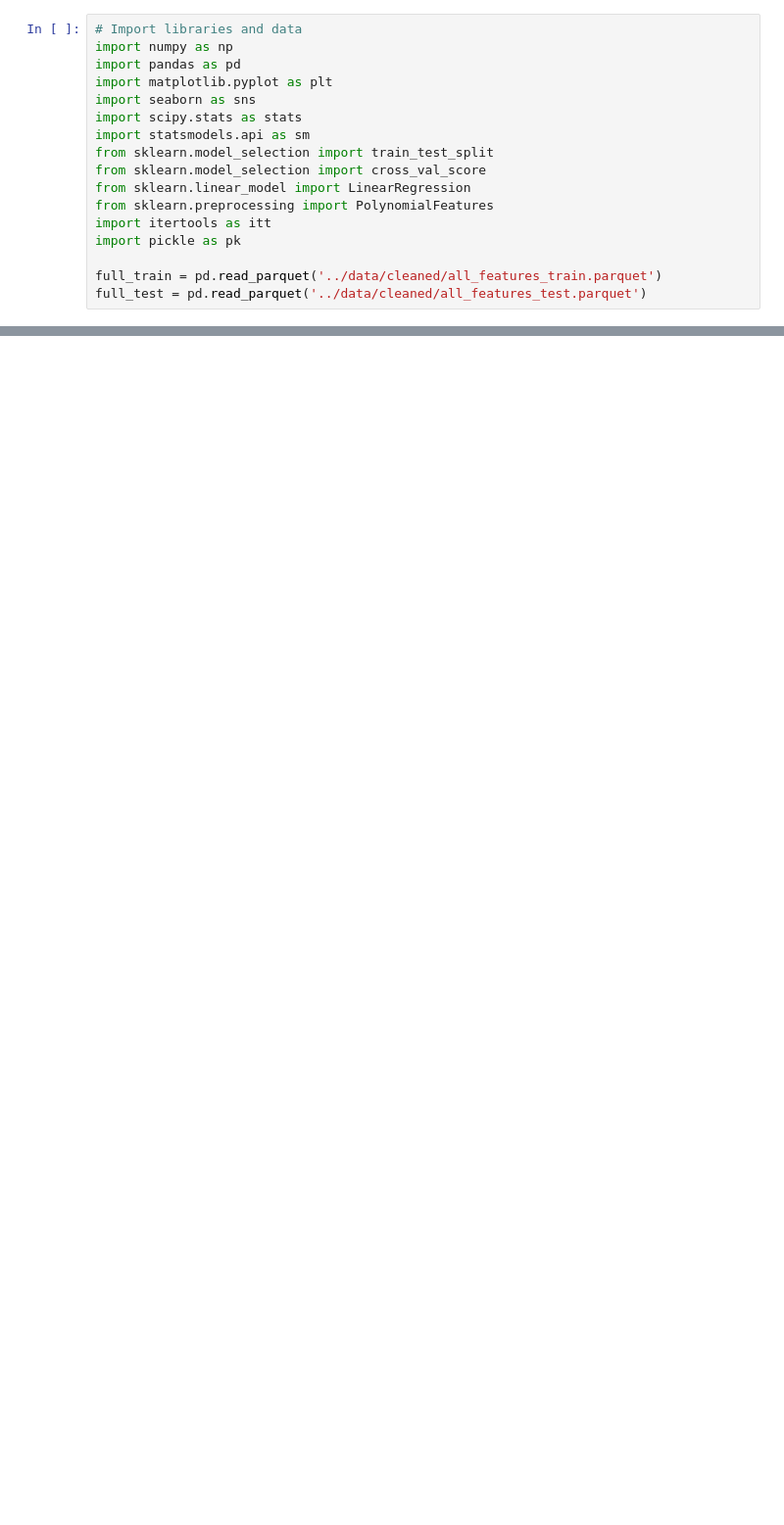
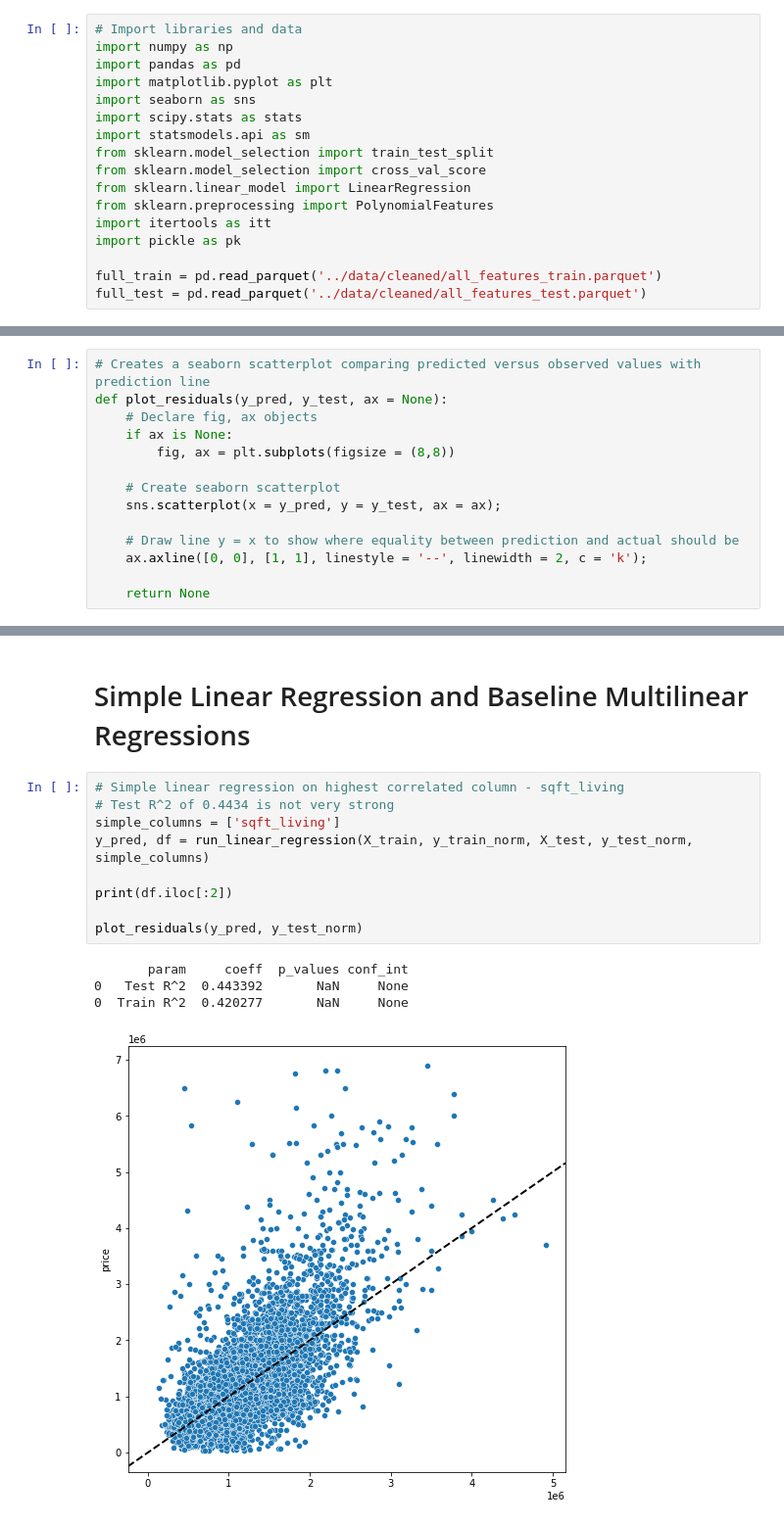
Before and after one commit to JoshuaGottlieb/King-County-Analysis, a Jupyter notebook: notebooks/Modeling.ipynb, the cells around one changed output, grey strips where cells are left out. Shown at 98% size. Saved outputs shown, nothing was run; the diff lists cells and outputs as text; blank space fills up the shorter version.

```diff
--- a/notebooks/Modeling.ipynb
+++ b/notebooks/Modeling.ipynb
@@ -331,0 +108,14 @@ print(df_1.iloc[:2])
+# %%
+# Creates a seaborn scatterplot comparing predicted versus observed values with prediction line
+def plot_residuals(y_pred, y_test, ax = None):
+    # Declare fig, ax objects
+    if ax is None:
+        fig, ax = plt.subplots(figsize = (8,8))
+
+    # Create seaborn scatterplot
+    sns.scatterplot(x = y_pred, y = y_test, ax = ax);
+
+    # Draw line y = x to show where equality between prediction and actual should be
+    ax.axline([0, 0], [1, 1], linestyle = '--', linewidth = 2, c = 'k');
+
+    return None
@@ -331,0 +194,16 @@ print(df_1.iloc[:2])
+# %% [markdown]
+# Simple Linear Regression and Baseline Multilinear Regressions
+# %%
+# Simple linear regression on highest correlated column - sqft_living
+# Test R^2 of 0.4434 is not very strong
+simple_columns = ['sqft_living']
+y_pred, df = run_linear_regression(X_train, y_train_norm, X_test, y_test_norm, simple_columns)
+
+print(df.iloc[:2])
+
+plot_residuals(y_pred, y_test_norm)
+# %% [output]
+       param     coeff  p_values conf_int
+0   Test R^2  0.443392       NaN     None
+0  Train R^2  0.420277       NaN     None
+[figure, added]
```
Also changed, not shown: parts of 48 cells of this notebook, 6 other files.
